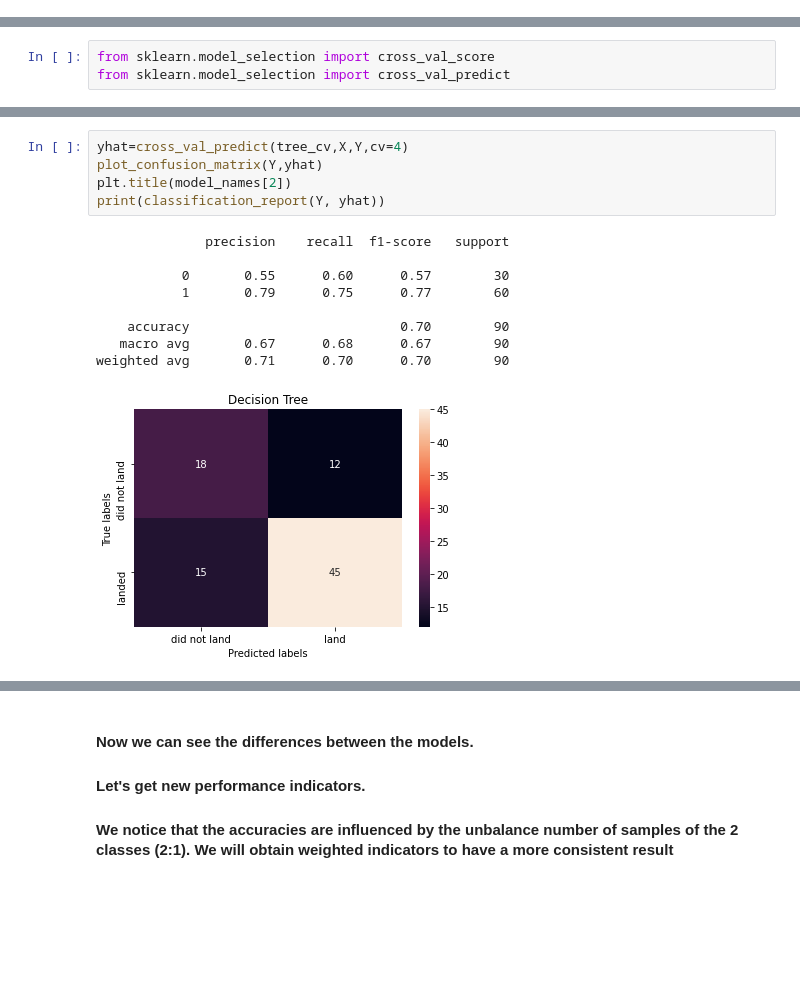
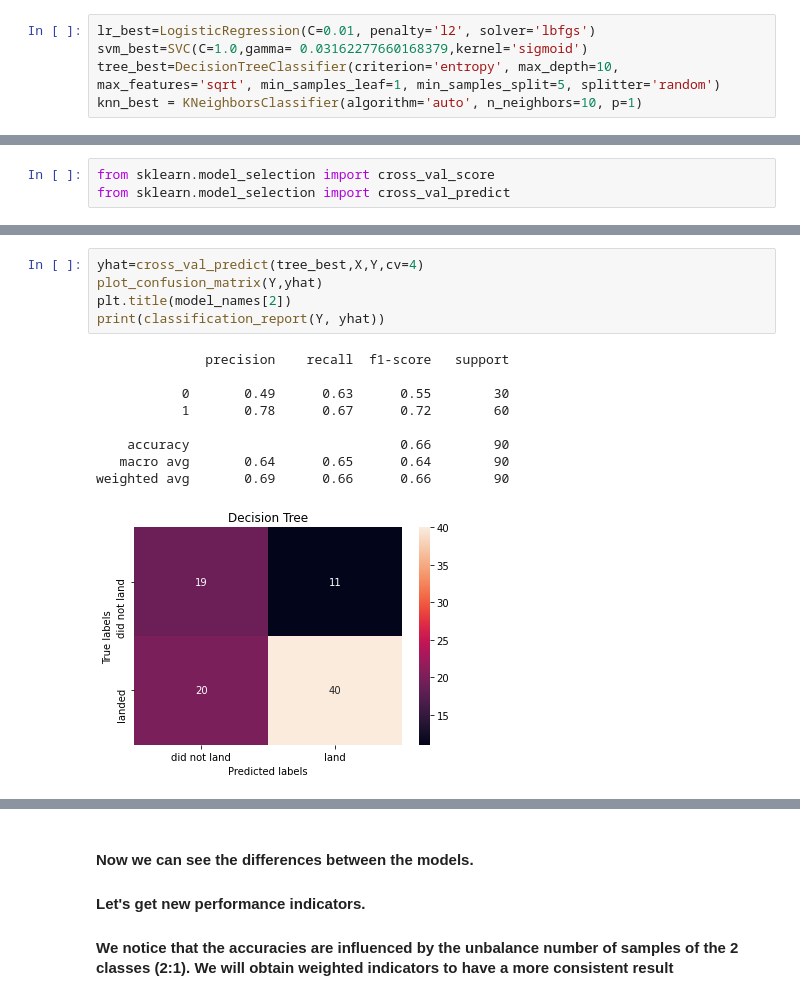
Before and after one commit to ssaigo/Data-Science-Capstone, a Jupyter notebook: Final_notebook_7.ipynb, the cells around one changed output, grey strips where cells are left out. Saved outputs shown, nothing was run; the diff lists cells and outputs as text; blank space fills up the shorter version.

```diff
--- a/Final_notebook_7.ipynb
+++ b/Final_notebook_7.ipynb
@@ -362,6 +387,11 @@ plot_confusion_matrix(Y_test,yhat)
 ## TASK  12
 # %% [markdown]
 Find the method performs best:
+# %%
+lr_best=LogisticRegression(C=0.01, penalty='l2', solver='lbfgs')
+svm_best=SVC(C=1.0,gamma= 0.03162277660168379,kernel='sigmoid')
+tree_best=DecisionTreeClassifier(criterion='entropy', max_depth=10, max_features='sqrt', min_samples_leaf=1, min_samples_split=5, splitter='random')
+knn_best = KNeighborsClassifier(algorithm='auto', n_neighbors=10, p=1)
 # %%
 from sklearn import metrics
 from sklearn.metrics import jaccard_score, classification_report, f1_score
@@ -436,16 +467,16 @@ weighted avg       0.78      0.79      0.78        90
 # %%
-yhat=cross_val_predict(tree_cv,X,Y,cv=4)
+yhat=cross_val_predict(tree_best,X,Y,cv=4)
 plot_confusion_matrix(Y,yhat)
 plt.title(model_names[2])
 print(classification_report(Y, yhat))
 # %% [output]
               precision    recall  f1-score   support
 
-           0       0.55      0.60      0.57        30
-           1       0.79      0.75      0.77        60
+           0       0.49      0.63      0.55        30
+           1       0.78      0.67      0.72        60
 
-    accuracy                           0.70        90
-   macro avg       0.67      0.68      0.67        90
-weighted avg       0.71      0.70      0.70        90
+    accuracy                           0.66        90
+   macro avg       0.64      0.65      0.64        90
+weighted avg       0.69      0.66      0.66        90
-[figure, old version]
+[figure, new version]
 # %%
```
Also changed, not shown: parts of 32 cells of this notebook.
